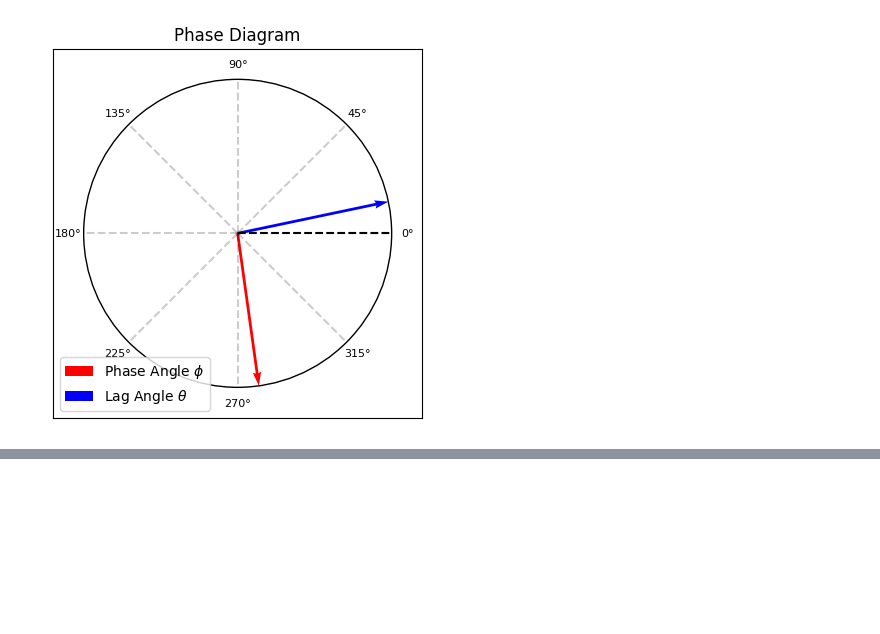
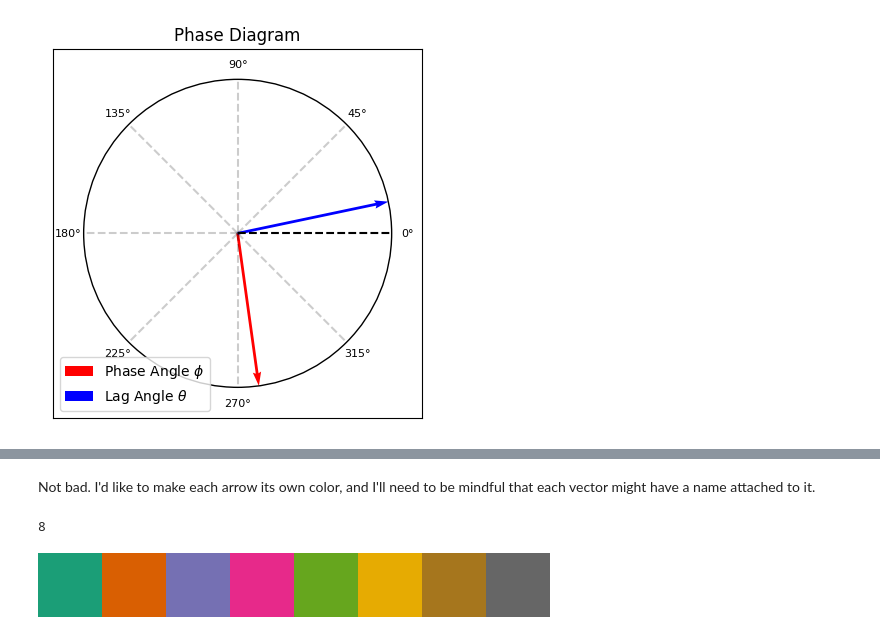
Before and after one commit to MrEnigmamgine/my_notes, a Jupyter notebook: Electronics Engineering/plotting_phasors.ipynb, the cells around one changed output, grey strips where cells are left out. Saved outputs shown, nothing was run; the diff lists cells and outputs as text; code cells hidden in the pictures; blank space fills up the shorter version.

```diff
--- a/Electronics Engineering/plotting_phasors.ipynb
+++ b/Electronics Engineering/plotting_phasors.ipynb
@@ -68,0 +108,11 @@ Text(0.5, 1.0, 'Phase Diagram')
+# %% [markdown]
+Not bad. I'd like to make each arrow its own color, and I'll need to be mindful that each vector might have a name attached to it.
+# %%
+# We can use matplotlib's color-maps to control the color of each arrow.
+# I prefer the Dark2 set over the default because the default has a very bright yellow that can be hard to see on a white background.
+from matplotlib import cm
+print(cm.Dark2.N)
+cm.Dark2
+# %% [output]
+8
+[figure, added]
```
Also changed, not shown: parts of 12 cells of this notebook, 2 other files.
